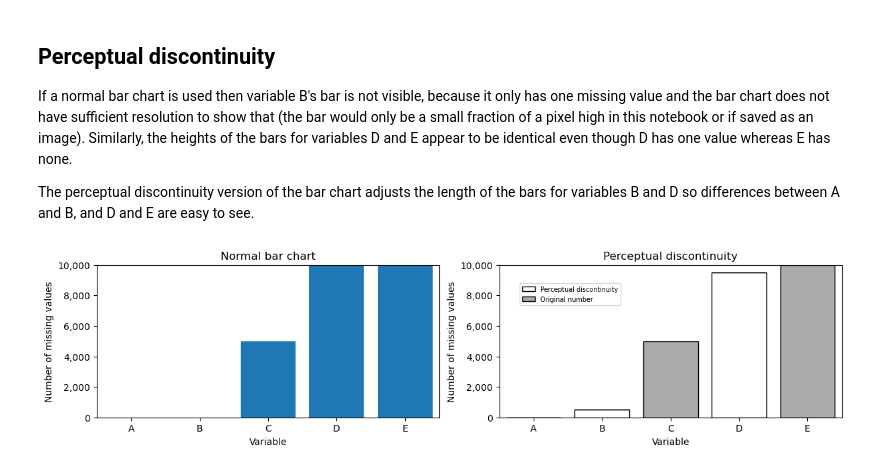
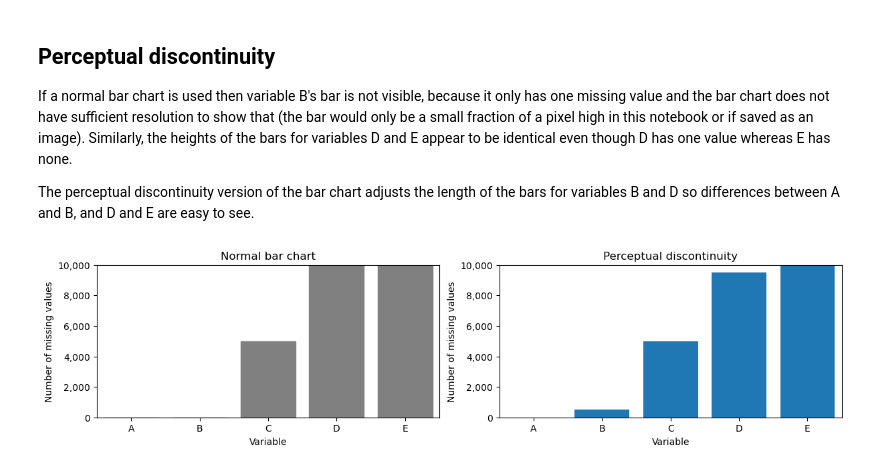
Before and after one commit to royruddle/vizdataquality, a Jupyter notebook: notebooks/Bar chart (missing values).ipynb, the cells around one changed output. Saved outputs shown, nothing was run; the diff lists cells and outputs as text; code cells hidden in the pictures.

```diff
--- a/notebooks/Bar chart (missing values).ipynb
+++ b/notebooks/Bar chart (missing values).ipynb
@@ -95,13 +87,12 @@ The perceptual discontinuity version of the bar chart adjusts the length of the
 # %%
 fig, axs = plt.subplots(1, 2)
 fig_kw = {'size_inches': (12, 3), 'constrained_layout': True}
 fig.set(**fig_kw)
 
 ax_kw = {'title': 'Normal bar chart', 'ylim': (0, num_rows)}
-vdqp.scalar_bar(df_output[column], perceptual_threshold=None, ax_input=axs[0], ax_kw=ax_kw)
+vdqp.scalar_bar(df_output[column], perceptual_threshold=None, ax_input=axs[0], ax_kw=ax_kw, color='gray', edgecolor='gray')
 
 ax_kw = {'title': 'Perceptual discontinuity', 'ylim': (0, num_rows)}
-legend_kw = {'loc': 'upper left', 'bbox_to_anchor': (0.05, 0.9), 'fontsize': 'x-small'}
-vdqp.scalar_bar(df_output[column], ax_input=axs[1], ax_kw=ax_kw, legend_kw=legend_kw)
+vdqp.scalar_bar(df_output[column], ax_input=axs[1], ax_kw=ax_kw)
 # %% [output]
-[figure, old version]
+[figure, new version]
```
Also changed, not shown: parts of 5 cells of this notebook, 27 other files.
